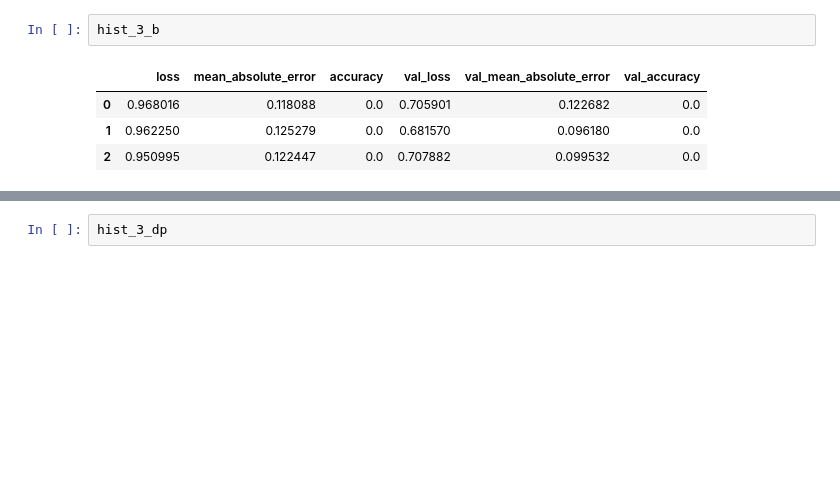
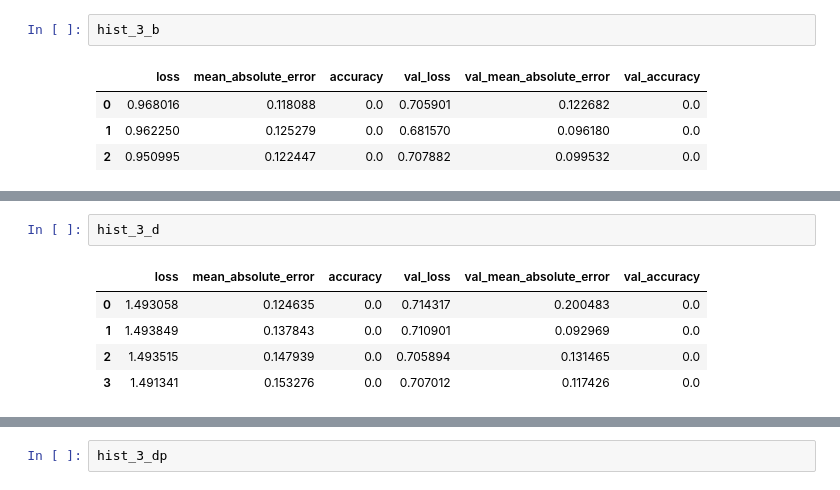
Before and after one commit to rreuther8-berkeley/UCB_207_sec01_fin_nlp, a Jupyter notebook: sequence_model_3.ipynb, the cells around one changed output, grey strips where cells are left out. Drawn from its saved outputs; the diff is of its cells as text; blank space fills up the shorter version.

```diff
--- a/sequence_model_3.ipynb
+++ b/sequence_model_3.ipynb
@@ -416,0 +648,8 @@ hist_3_b
+# %%
+hist_3_d
+# %% [output]
+|  | loss | mean_absolute_error | accuracy | val_loss | val_mean_absolute_error | val_accuracy |
+| 0 | 1.493058 | 0.124635 | 0.0 | 0.714317 | 0.200483 | 0.0 |
+| 1 | 1.493849 | 0.137843 | 0.0 | 0.710901 | 0.092969 | 0.0 |
+| 2 | 1.493515 | 0.147939 | 0.0 | 0.705894 | 0.131465 | 0.0 |
+| 3 | 1.491341 | 0.153276 | 0.0 | 0.707012 | 0.117426 | 0.0 |
```
Also changed, not shown: parts of 46 cells of this notebook, 18 other files.
